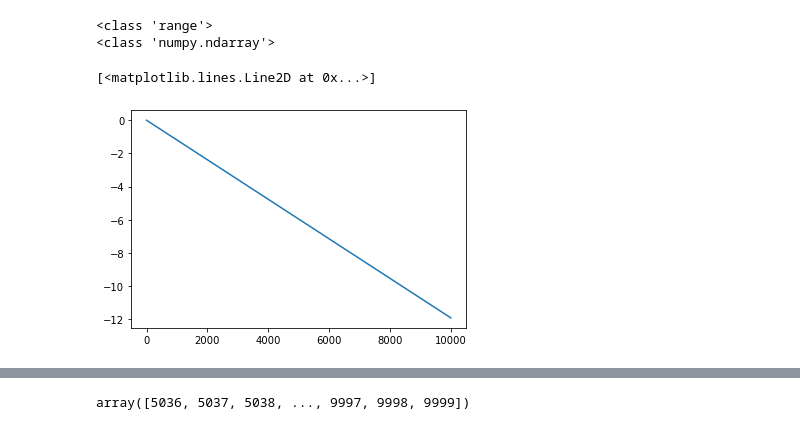
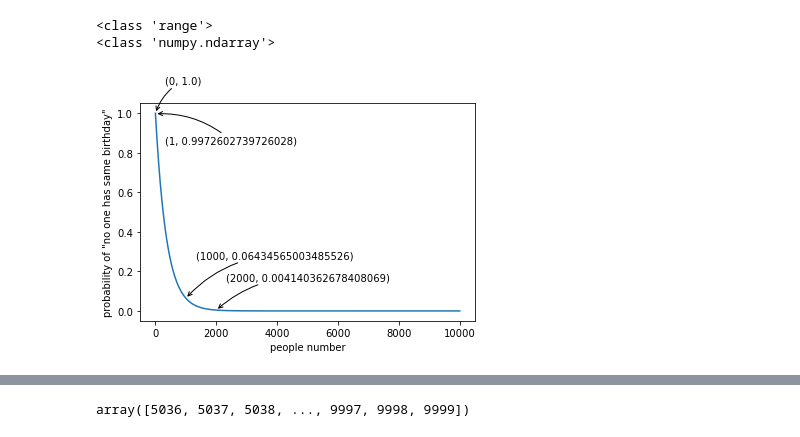
Before and after one commit to wbzhang2594/pilotJupyterNotebook, a Jupyter notebook: proberbilityOfSameBirthday.ipynb, the cells around one changed output, grey strips where cells are left out. Cells and saved outputs as stored; diff of their text form; code cells hidden in the pictures.

```diff
--- a/proberbilityOfSameBirthday.ipynb
+++ b/proberbilityOfSameBirthday.ipynb
@@ -1,12 +1,35 @@
-# %%
-import numpy as np
-import pylab
-
-x=range(0,10000)
-y=np.power(364/365,x)
-print(type(x))
-print(type(y))
-# %% [output]
-<class 'range'>
-<class 'numpy.ndarray'>
+# %%
+import numpy as np
+import matplotlib
+from matplotlib import pyplot as plt
+
+
+x=range(0,10000)
+p=np.power(364/365,x)   #probability
+print(type(x))
+print(type(p))
+plt.plot(x,p)
+plt.ylabel(r'probability of "no one has same birthday"')
+# plt.ylabel("人数", fontproperties=zhfont1)
+plt.xlabel('people number')
+
+plt.annotate(r'(' + str(x[0]) + r', ' +str(p[0]) + r')', xy=(x[0],p[0]), xycoords='data',xytext=(+10, +30), textcoords='offset points'
+                 , arrowprops=dict(arrowstyle="->", connectionstyle="arc3,rad=.2"))
+
+plt.annotate(r'(' + str(x[1]) + r', ' +str(p[1]) + r')', xy=(x[1],p[1]), xycoords='data',xytext=(+10, -30), textcoords='offset points'
+                 , arrowprops=dict(arrowstyle="->", connectionstyle="arc3,rad=.2"))
+
+plt.annotate(r'(' + str(x[1000]) + r', ' +str(p[1000]) + r')', xy=(x[1000],p[1000]), xycoords='data'
+             ,xytext=(+10, +40), textcoords='offset points'
+                 , arrowprops=dict(arrowstyle="->", connectionstyle="arc3,rad=.2"))
+
+plt.annotate(r'(' + str(x[2000]) + r', ' +str(p[2000]) + r')', xy=(x[2000],p[2000]), xycoords='data'
+             ,xytext=(+10, +30), textcoords='offset points'
+                 , arrowprops=dict(arrowstyle="->", connectionstyle="arc3,rad=.2"))
+
+plt.show()
+# %% [output]
+<class 'range'>
+<class 'numpy.ndarray'>
+[figure, added]
 # %%
@@ -14,5 +36,0 @@ y1 = np.log10(y)
-# %%
-pylab.plot(x,y1)
-# %% [output]
-[<matplotlib.lines.Line2D at 0x...>]
-[figure, removed]
```
Also changed, not shown: parts of 10 cells of this notebook.
